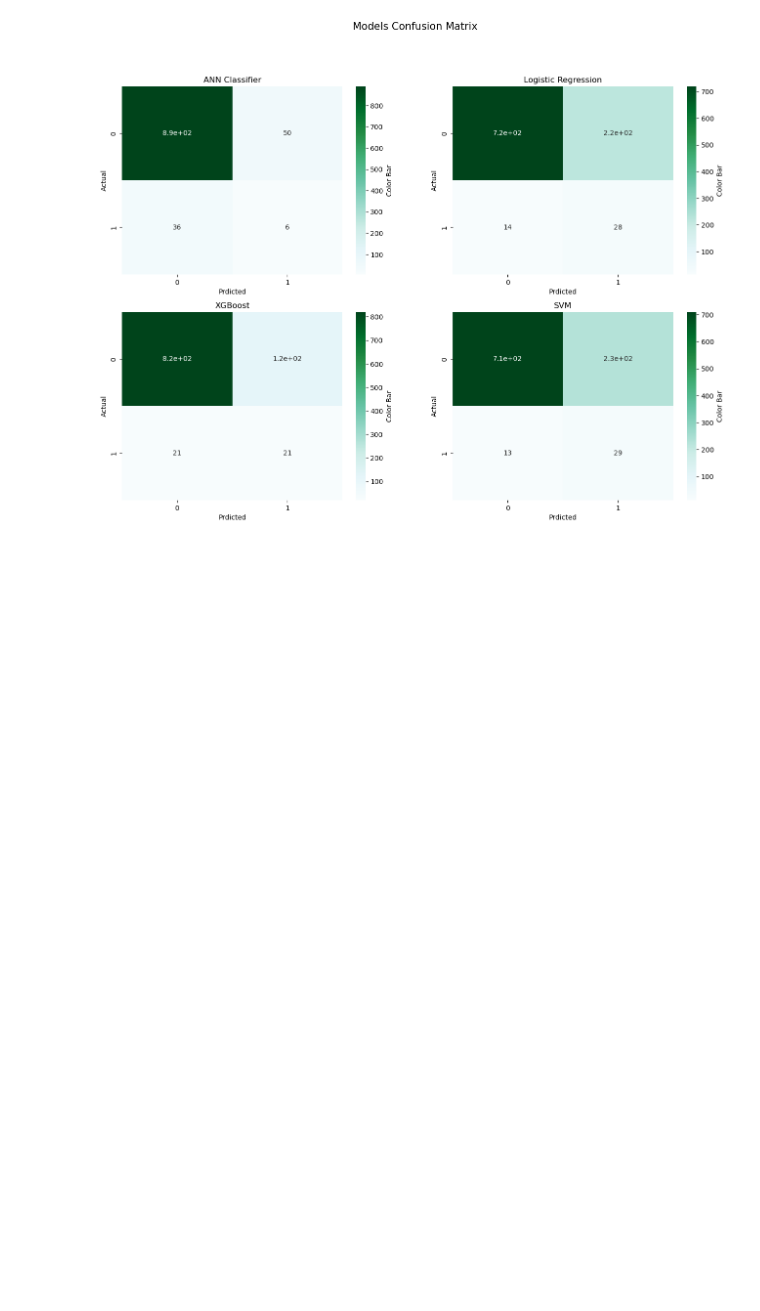
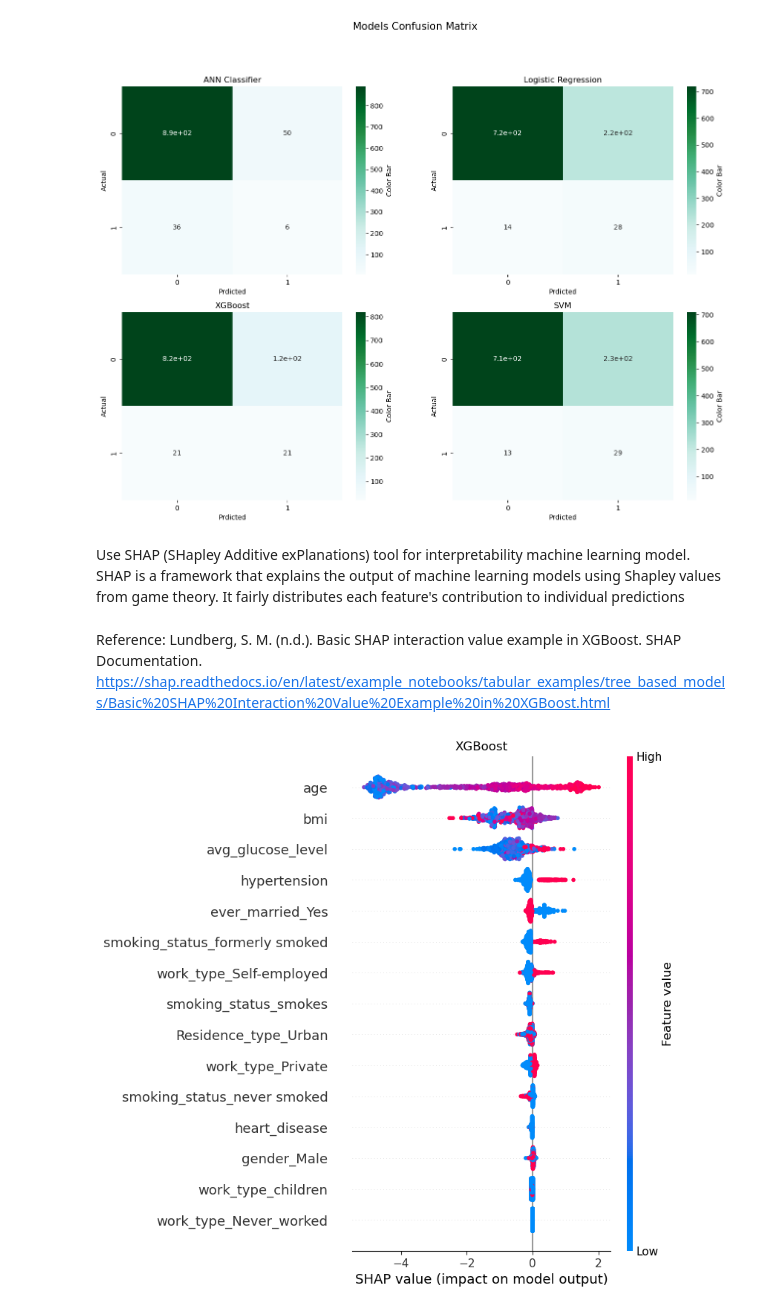
Before and after one commit to Team-6-AAI-501/strokeprediction, a Jupyter notebook: jupyternotebook/aai501StrokePrediction.ipynb, the cells around one changed output. Saved outputs shown, nothing was run; the diff lists cells and outputs as text; code cells hidden in the pictures; blank space fills up the shorter version.

Commit message:
Add SHAP Codes

```diff
--- a/jupyternotebook/aai501StrokePrediction.ipynb
+++ b/jupyternotebook/aai501StrokePrediction.ipynb
@@ -490,3 +490,21 @@ for model_name, predictions in models_predictions.items():
     plt_num +=1
 # %% [output]
 [figure]
+# %% [markdown]
+Use SHAP (SHapley Additive exPlanations) tool for interpretability machine learning model. SHAP is a framework that explains the output of machine learning models using Shapley values from game theory. It fairly distributes each feature's contribution to individual predictions
+# %% [markdown]
+Reference:
+Lundberg, S. M. (n.d.). Basic SHAP interaction value example in XGBoost. SHAP Documentation. https://shap.readthedocs.io/en/latest/example_notebooks/tabular_examples/tree_based_models/Basic%20SHAP%20Interaction%20Value%20Example%20in%20XGBoost.html
+# %%
+# Logistic Regresss is not yet supported by SHAP
+import shap
+
+#model_name = [xgb]  # Use model objects, not strings
+
+explainer = shap.TreeExplainer(xgb)
+shap_values = explainer.shap_values(X_test_scaled)
+shap.summary_plot(shap_values, X_test_scaled, feature_names=X.columns, show=False)
+plt.title('XGBoost')
+plt.show()
+# %% [output]
+[figure, added]
```
